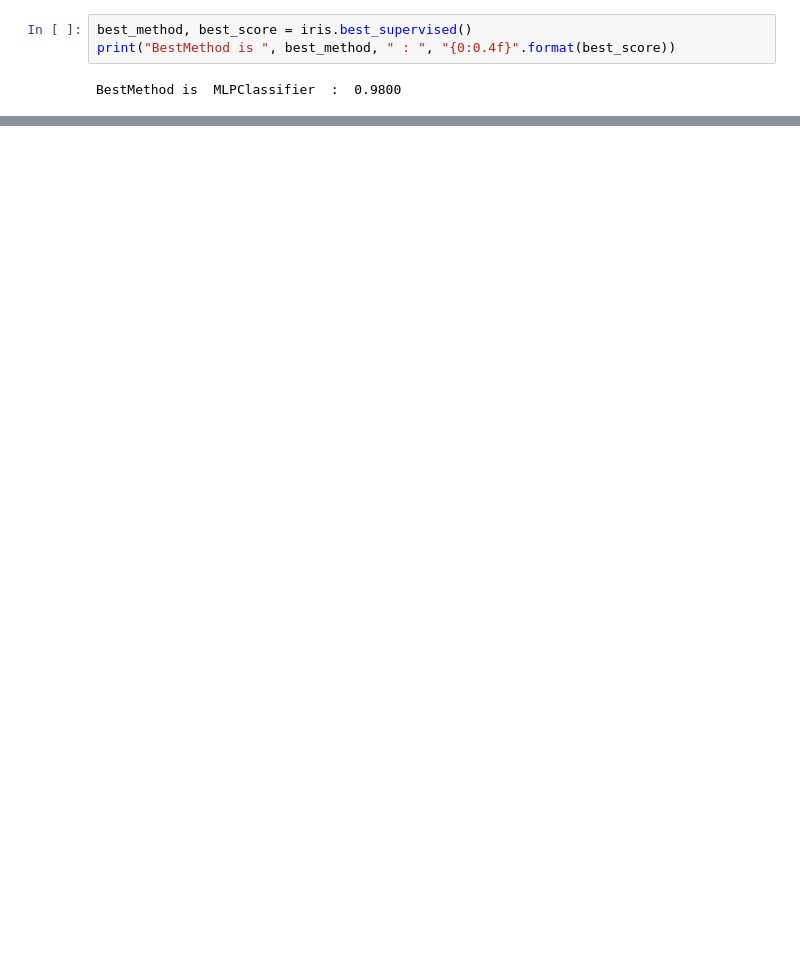
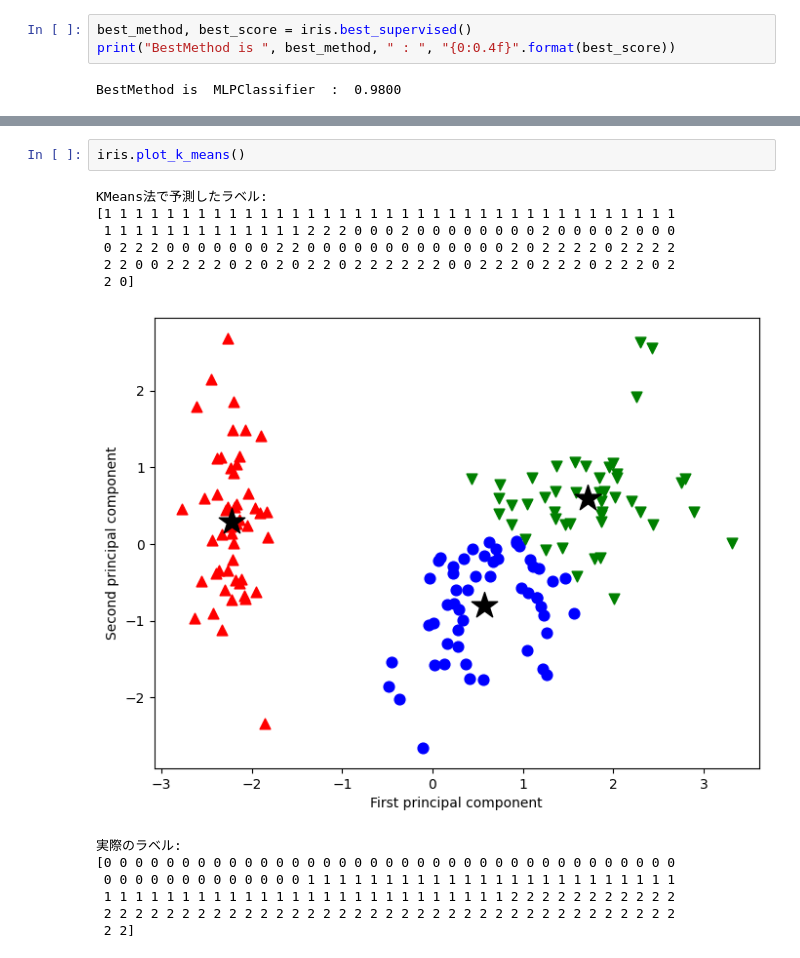
Before and after one commit to rymatois/jupyter-project, a Jupyter notebook: Iris_assignment/iris_analysis.ipynb, the cells around one changed output, grey strips where cells are left out. Cells and saved outputs as stored; diff of their text form; blank space fills up the shorter version.

```diff
--- a/Iris_assignment/iris_analysis.ipynb
+++ b/Iris_assignment/iris_analysis.ipynb
@@ -142,0 +226,16 @@ graph = iris.visualize_decision_tree()
+# %%
+iris.plot_k_means()
+# %% [output]
+KMeans法で予測したラベル:
+[1 1 1 1 1 1 1 1 1 1 1 1 1 1 1 1 1 1 1 1 1 1 1 1 1 1 1 1 1 1 1 1 1 1 1 1 1
+ 1 1 1 1 1 1 1 1 1 1 1 1 1 2 2 2 0 0 0 2 0 0 0 0 0 0 0 0 2 0 0 0 0 2 0 0 0
+ 0 2 2 2 0 0 0 0 0 0 0 2 2 0 0 0 0 0 0 0 0 0 0 0 0 0 2 0 2 2 2 2 0 2 2 2 2
+ 2 2 0 0 2 2 2 2 0 2 0 2 0 2 2 0 2 2 2 2 2 2 0 0 2 2 2 0 2 2 2 0 2 2 2 0 2
+ 2 0]
+[figure, added]
+実際のラベル:
+[0 0 0 0 0 0 0 0 0 0 0 0 0 0 0 0 0 0 0 0 0 0 0 0 0 0 0 0 0 0 0 0 0 0 0 0 0
+ 0 0 0 0 0 0 0 0 0 0 0 0 0 1 1 1 1 1 1 1 1 1 1 1 1 1 1 1 1 1 1 1 1 1 1 1 1
+ 1 1 1 1 1 1 1 1 1 1 1 1 1 1 1 1 1 1 1 1 1 1 1 1 1 1 2 2 2 2 2 2 2 2 2 2 2
+ 2 2 2 2 2 2 2 2 2 2 2 2 2 2 2 2 2 2 2 2 2 2 2 2 2 2 2 2 2 2 2 2 2 2 2 2 2
+ 2 2]
```
Also changed, not shown: parts of 16 cells of this notebook, 1 other file.
